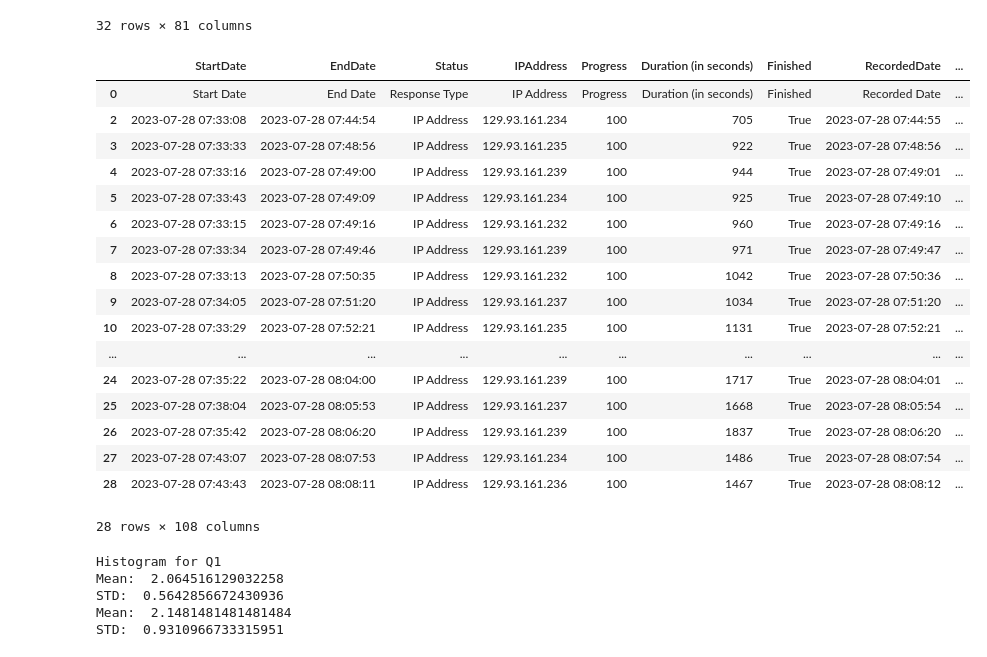
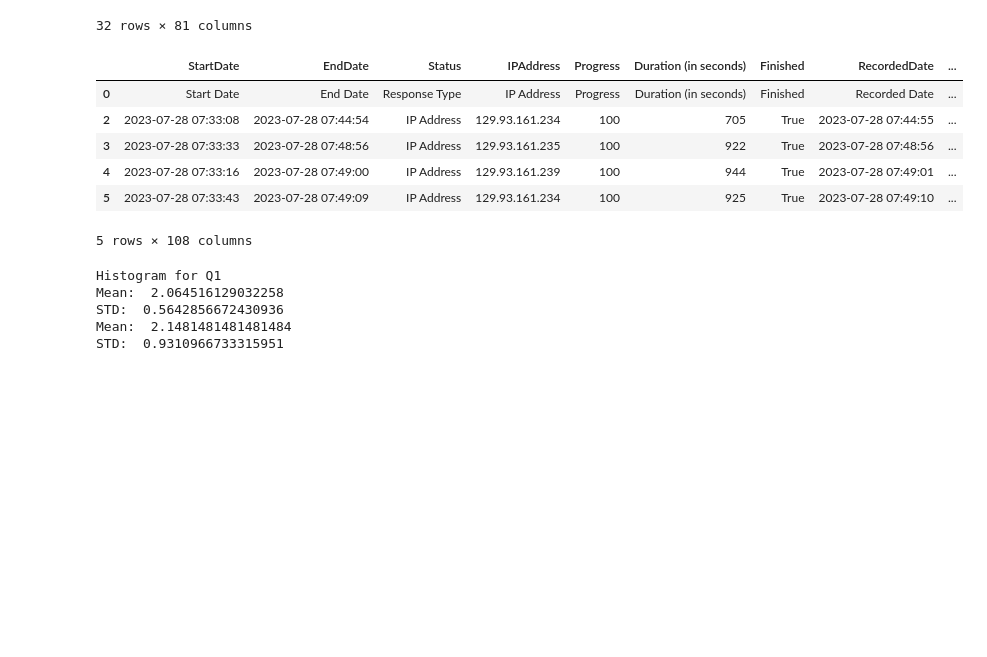
Before and after one commit to rheabhutada02/ECL-UNL-Data-Analysis, a Jupyter notebook: UNLDataAnalysis.ipynb, the cells around one changed output. Cells and saved outputs as stored; diff of their text form; code cells hidden in the pictures; blank space fills up the shorter version.

```diff
--- a/UNLDataAnalysis.ipynb
+++ b/UNLDataAnalysis.ipynb
@@ -117,26 +95,15 @@ mapped_df
 # %%
 mapped_df2 = df2.applymap(apply_mapping)
 mapped_df2.drop(1,inplace=True)
-mapped_df2
+mapped_df2.head()
 # %% [output]
 |  | StartDate | EndDate | Status | IPAddress | Progress | Duration (in seconds) | Finished | RecordedDate | ... |
 | 0 | Start Date | End Date | Response Type | IP Address | Progress | Duration (in seconds) | Finished | Recorded Date | ... |
 | 2 | 2023-07-28 07:33:08 | 2023-07-28 07:44:54 | IP Address | 129.93.161.234 | 100 | 705 | True | 2023-07-28 07:44:55 | ... |
 | 3 | 2023-07-28 07:33:33 | 2023-07-28 07:48:56 | IP Address | 129.93.161.235 | 100 | 922 | True | 2023-07-28 07:48:56 | ... |
 | 4 | 2023-07-28 07:33:16 | 2023-07-28 07:49:00 | IP Address | 129.93.161.239 | 100 | 944 | True | 2023-07-28 07:49:01 | ... |
 | 5 | 2023-07-28 07:33:43 | 2023-07-28 07:49:09 | IP Address | 129.93.161.234 | 100 | 925 | True | 2023-07-28 07:49:10 | ... |
-| 6 | 2023-07-28 07:33:15 | 2023-07-28 07:49:16 | IP Address | 129.93.161.232 | 100 | 960 | True | 2023-07-28 07:49:16 | ... |
-| 7 | 2023-07-28 07:33:34 | 2023-07-28 07:49:46 | IP Address | 129.93.161.239 | 100 | 971 | True | 2023-07-28 07:49:47 | ... |
-| 8 | 2023-07-28 07:33:13 | 2023-07-28 07:50:35 | IP Address | 129.93.161.232 | 100 | 1042 | True | 2023-07-28 07:50:36 | ... |
-| 9 | 2023-07-28 07:34:05 | 2023-07-28 07:51:20 | IP Address | 129.93.161.237 | 100 | 1034 | True | 2023-07-28 07:51:20 | ... |
-| 10 | 2023-07-28 07:33:29 | 2023-07-28 07:52:21 | IP Address | 129.93.161.235 | 100 | 1131 | True | 2023-07-28 07:52:21 | ... |
-| ... | ... | ... | ... | ... | ... | ... | ... | ... | ... |
-| 24 | 2023-07-28 07:35:22 | 2023-07-28 08:04:00 | IP Address | 129.93.161.239 | 100 | 1717 | True | 2023-07-28 08:04:01 | ... |
-| 25 | 2023-07-28 07:38:04 | 2023-07-28 08:05:53 | IP Address | 129.93.161.237 | 100 | 1668 | True | 2023-07-28 08:05:54 | ... |
-| 26 | 2023-07-28 07:35:42 | 2023-07-28 08:06:20 | IP Address | 129.93.161.239 | 100 | 1837 | True | 2023-07-28 08:06:20 | ... |
-| 27 | 2023-07-28 07:43:07 | 2023-07-28 08:07:53 | IP Address | 129.93.161.234 | 100 | 1486 | True | 2023-07-28 08:07:54 | ... |
-| 28 | 2023-07-28 07:43:43 | 2023-07-28 08:08:11 | IP Address | 129.93.161.236 | 100 | 1467 | True | 2023-07-28 08:08:12 | ... |
-28 rows × 108 columns
+5 rows × 108 columns
 # %%
 def make_hist(question):
     values = mapped_df[question][1:]
```
Also changed, not shown: parts of 5 cells of this notebook.
